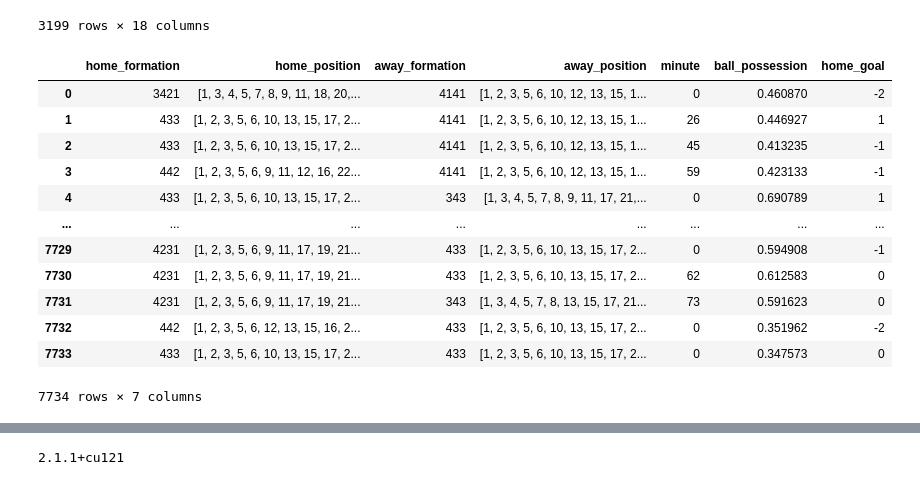
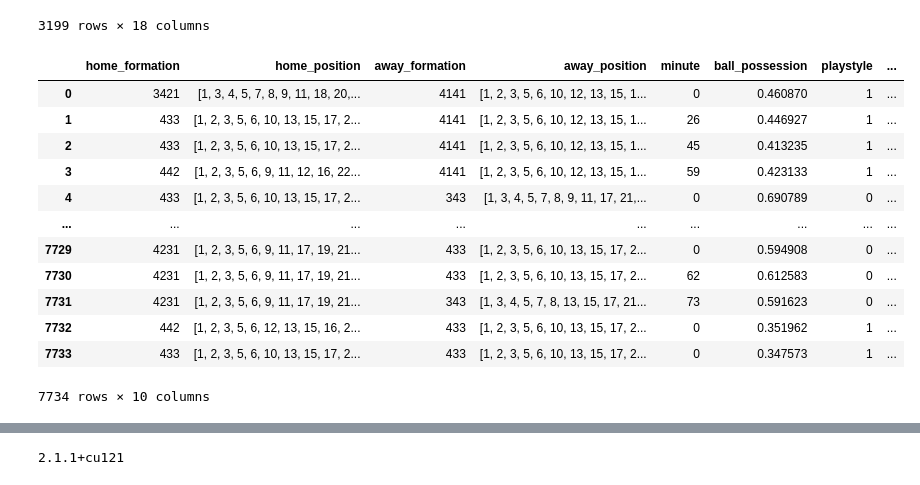
Before and after one commit to Markolinhio/Football-analysis, a Jupyter notebook: notebooks/dl_formation.ipynb, the cells around one changed output, grey strips where cells are left out. Cells and saved outputs as stored; diff of their text form; code cells hidden in the pictures.

```diff
--- a/notebooks/dl_formation.ipynb
+++ b/notebooks/dl_formation.ipynb
@@ -293,16 +327,27 @@ tactics_df = pd.DataFrame({'home_formation': final_home_formation,
-# %%
-tactics_df
-# %% [output]
-|  | home_formation | home_position | away_formation | away_position | minute | ball_possession | home_goal |
-| 0 | 3421 | [1, 3, 4, 5, 7, 8, 9, 11, 18, 20,... | 4141 | [1, 2, 3, 5, 6, 10, 12, 13, 15, 1... | 0 | 0.460870 | -2 |
-| 1 | 433 | [1, 2, 3, 5, 6, 10, 13, 15, 17, 2... | 4141 | [1, 2, 3, 5, 6, 10, 12, 13, 15, 1... | 26 | 0.446927 | 1 |
-| 2 | 433 | [1, 2, 3, 5, 6, 10, 13, 15, 17, 2... | 4141 | [1, 2, 3, 5, 6, 10, 12, 13, 15, 1... | 45 | 0.413235 | -1 |
-| 3 | 442 | [1, 2, 3, 5, 6, 9, 11, 12, 16, 22... | 4141 | [1, 2, 3, 5, 6, 10, 12, 13, 15, 1... | 59 | 0.423133 | -1 |
-| 4 | 433 | [1, 2, 3, 5, 6, 10, 13, 15, 17, 2... | 343 | [1, 3, 4, 5, 7, 8, 9, 11, 17, 21,... | 0 | 0.690789 | 1 |
-| ... | ... | ... | ... | ... | ... | ... | ... |
-| 7729 | 4231 | [1, 2, 3, 5, 6, 9, 11, 17, 19, 21... | 433 | [1, 2, 3, 5, 6, 10, 13, 15, 17, 2... | 0 | 0.594908 | -1 |
-| 7730 | 4231 | [1, 2, 3, 5, 6, 9, 11, 17, 19, 21... | 433 | [1, 2, 3, 5, 6, 10, 13, 15, 17, 2... | 62 | 0.612583 | 0 |
-| 7731 | 4231 | [1, 2, 3, 5, 6, 9, 11, 17, 19, 21... | 343 | [1, 3, 4, 5, 7, 8, 13, 15, 17, 21... | 73 | 0.591623 | 0 |
-| 7732 | 442 | [1, 2, 3, 5, 6, 12, 13, 15, 16, 2... | 433 | [1, 2, 3, 5, 6, 10, 13, 15, 17, 2... | 0 | 0.351962 | -2 |
-| 7733 | 433 | [1, 2, 3, 5, 6, 10, 13, 15, 17, 2... | 433 | [1, 2, 3, 5, 6, 10, 13, 15, 17, 2... | 0 | 0.347573 | 0 |
-7734 rows × 7 columns
+# %%
+tactics_df = pd.DataFrame({'home_formation': final_home_formation,
+                           'home_position': final_home_position,
+                           'away_formation': final_away_formation,
+                           'away_position': final_away_position,
+                           'minute': final_minute,
+                           'ball_possession': final_ball_possession,
+                           'playstyle': final_playstyle,
+                           'oppose_playstyle': final_oppose_playstyle,
+                           'home_goal': final_goals,
+                           'duration': final_duration})
+
+tactics_df
+# %% [output]
+|  | home_formation | home_position | away_formation | away_position | minute | ball_possession | playstyle | ... |
+| 0 | 3421 | [1, 3, 4, 5, 7, 8, 9, 11, 18, 20,... | 4141 | [1, 2, 3, 5, 6, 10, 12, 13, 15, 1... | 0 | 0.460870 | 1 | ... |
+| 1 | 433 | [1, 2, 3, 5, 6, 10, 13, 15, 17, 2... | 4141 | [1, 2, 3, 5, 6, 10, 12, 13, 15, 1... | 26 | 0.446927 | 1 | ... |
+| 2 | 433 | [1, 2, 3, 5, 6, 10, 13, 15, 17, 2... | 4141 | [1, 2, 3, 5, 6, 10, 12, 13, 15, 1... | 45 | 0.413235 | 1 | ... |
+| 3 | 442 | [1, 2, 3, 5, 6, 9, 11, 12, 16, 22... | 4141 | [1, 2, 3, 5, 6, 10, 12, 13, 15, 1... | 59 | 0.423133 | 1 | ... |
+| 4 | 433 | [1, 2, 3, 5, 6, 10, 13, 15, 17, 2... | 343 | [1, 3, 4, 5, 7, 8, 9, 11, 17, 21,... | 0 | 0.690789 | 0 | ... |
+| ... | ... | ... | ... | ... | ... | ... | ... | ... |
+| 7729 | 4231 | [1, 2, 3, 5, 6, 9, 11, 17, 19, 21... | 433 | [1, 2, 3, 5, 6, 10, 13, 15, 17, 2... | 0 | 0.594908 | 0 | ... |
+| 7730 | 4231 | [1, 2, 3, 5, 6, 9, 11, 17, 19, 21... | 433 | [1, 2, 3, 5, 6, 10, 13, 15, 17, 2... | 62 | 0.612583 | 0 | ... |
+| 7731 | 4231 | [1, 2, 3, 5, 6, 9, 11, 17, 19, 21... | 343 | [1, 3, 4, 5, 7, 8, 13, 15, 17, 21... | 73 | 0.591623 | 0 | ... |
+| 7732 | 442 | [1, 2, 3, 5, 6, 12, 13, 15, 16, 2... | 433 | [1, 2, 3, 5, 6, 10, 13, 15, 17, 2... | 0 | 0.351962 | 1 | ... |
+| 7733 | 433 | [1, 2, 3, 5, 6, 10, 13, 15, 17, 2... | 433 | [1, 2, 3, 5, 6, 10, 13, 15, 17, 2... | 0 | 0.347573 | 1 | ... |
+7734 rows × 10 columns
```
Also changed, not shown: parts of 20 cells of this notebook.
